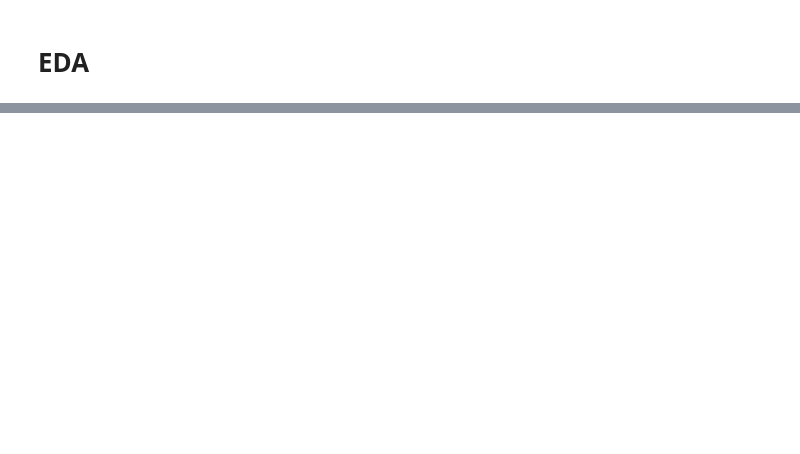
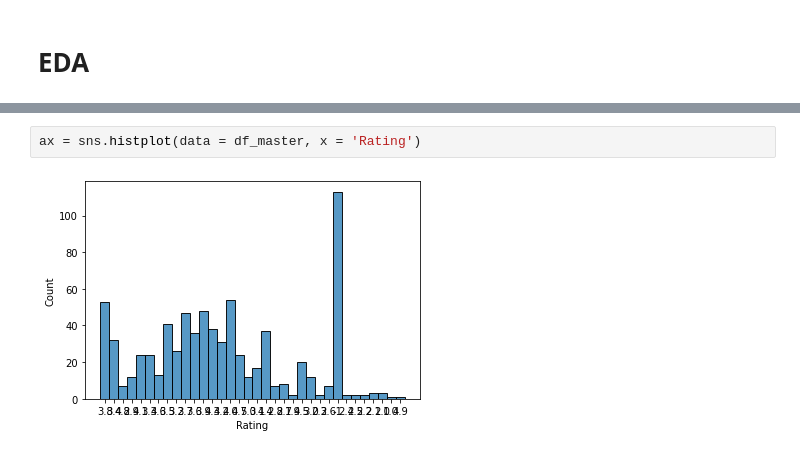
Before and after one commit to vytautasmu/Python_mokymai, a Jupyter notebook: final_work_vcs.ipynb, the cells around one changed output, grey strips where cells are left out. Cells and saved outputs as stored; diff of their text form; blank space fills up the shorter version.

```diff
--- a/final_work_vcs.ipynb
+++ b/final_work_vcs.ipynb
@@ -265,0 +375,4 @@ Index(['index', 'Job Title', 'Salary Estimate', 'Job Description',
+# %%
+ax = sns.histplot(data = df_master, x = 'Rating')
+# %% [output]
+[figure, added]
```
Also changed, not shown: parts of 46 cells of this notebook.
